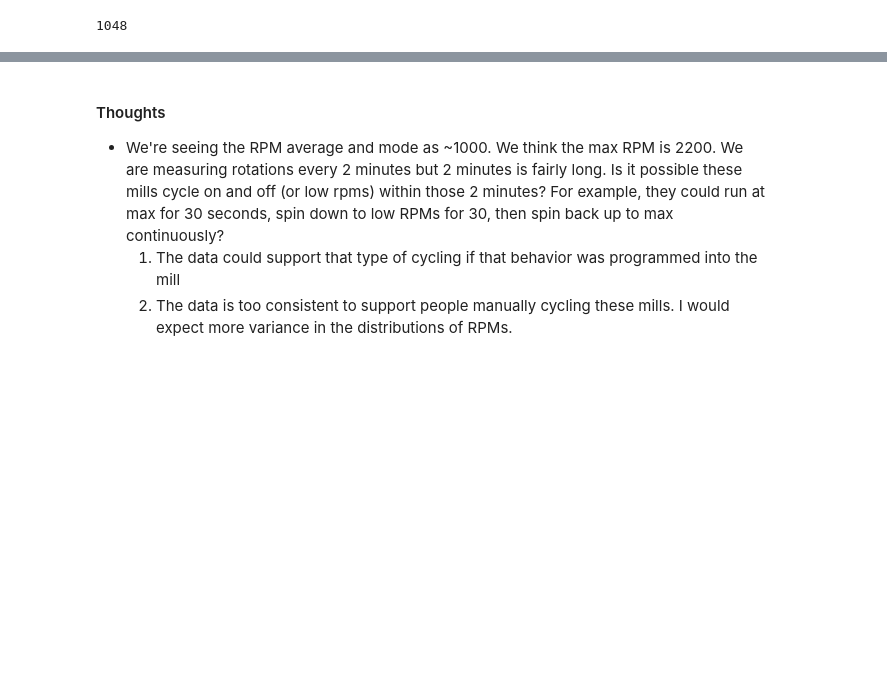
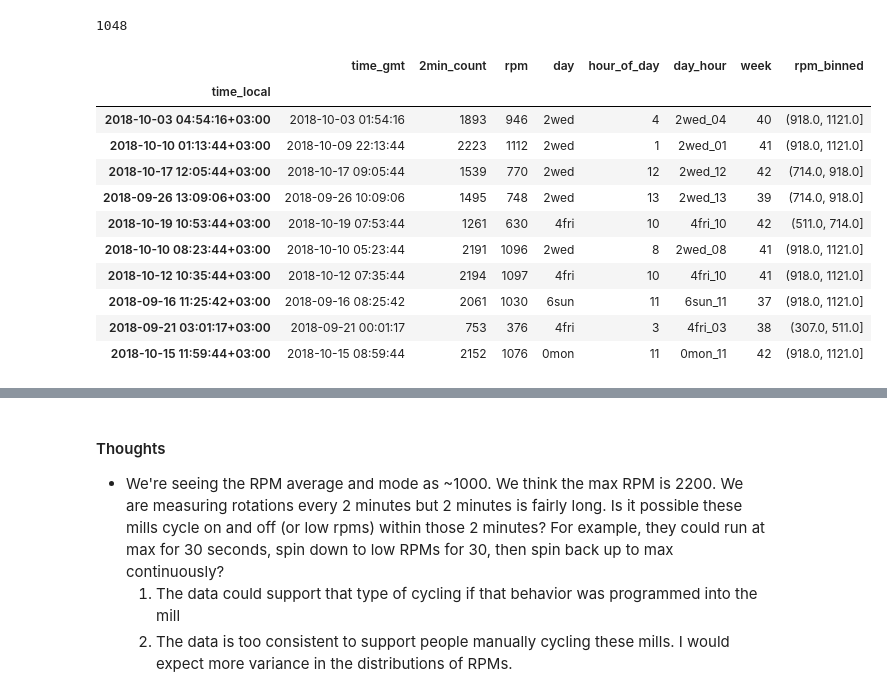
Before and after one commit to RadiantLabs/microgrid-appliance-analysis, a Jupyter notebook: scripts/usage_profiles/rice_mill_usage_profile.ipynb, the cells around one changed output, grey strips where cells are left out. Saved outputs shown, nothing was run; the diff lists cells and outputs as text; code cells hidden in the pictures; blank space fills up the shorter version.

```diff
--- a/scripts/usage_profiles/rice_mill_usage_profile.ipynb
+++ b/scripts/usage_profiles/rice_mill_usage_profile.ipynb
@@ -194,3 +214,28 @@ df_measured_nozeros.plot.hist(y='rpm', figsize=(20, 4))
 df_measured_nozeros['rpm'].value_counts().idxmax()
 # %% [output]
 1048
+# %%
+# Add day, hour_of_day, day_hour to 2 minute intervals to see the variation in RPMs with different time intervals
+# First set index of dataframe to time_local
+df_measured_nozeros = df_measured_nozeros.set_index('time_local')
+# %%
+df_measured_nozeros['day'] = df_measured_nozeros.index.dayofweek.map(str) + df_measured_nozeros.index.day_name()
+df_measured_nozeros['day'] = df_measured_nozeros["day"].apply(shorten_day_name)
+df_measured_nozeros['hour_of_day'] = df_measured_nozeros.index.hour
+df_measured_nozeros['day_hour'] = df_measured_nozeros.apply(lambda row: composite_val(row['day'], row['hour_of_day']), axis=1)
+df_measured_nozeros['week'] = df_measured_nozeros.index.week
+df_measured_nozeros['rpm_binned'] = pd.cut(df_measured_nozeros['rpm'], 5, precision=0, )
+df_measured_nozeros.sample(10)
+# %% [output]
+|  | time_gmt | 2min_count | rpm | day | hour_of_day | day_hour | week | rpm_binned |
+| time_local |  |  |  |  |  |  |  |  |
+| 2018-10-03 04:54:16+03:00 | 2018-10-03 01:54:16 | 1893 | 946 | 2wed | 4 | 2wed_04 | 40 | (918.0, 1121.0] |
+| 2018-10-10 01:13:44+03:00 | 2018-10-09 22:13:44 | 2223 | 1112 | 2wed | 1 | 2wed_01 | 41 | (918.0, 1121.0] |
+| 2018-10-17 12:05:44+03:00 | 2018-10-17 09:05:44 | 1539 | 770 | 2wed | 12 | 2wed_12 | 42 | (714.0, 918.0] |
+| 2018-09-26 13:09:06+03:00 | 2018-09-26 10:09:06 | 1495 | 748 | 2wed | 13 | 2wed_13 | 39 | (714.0, 918.0] |
+| 2018-10-19 10:53:44+03:00 | 2018-10-19 07:53:44 | 1261 | 630 | 4fri | 10 | 4fri_10 | 42 | (511.0, 714.0] |
+| 2018-10-10 08:23:44+03:00 | 2018-10-10 05:23:44 | 2191 | 1096 | 2wed | 8 | 2wed_08 | 41 | (918.0, 1121.0] |
+| 2018-10-12 10:35:44+03:00 | 2018-10-12 07:35:44 | 2194 | 1097 | 4fri | 10 | 4fri_10 | 41 | (918.0, 1121.0] |
+| 2018-09-16 11:25:42+03:00 | 2018-09-16 08:25:42 | 2061 | 1030 | 6sun | 11 | 6sun_11 | 37 | (918.0, 1121.0] |
+| 2018-09-21 03:01:17+03:00 | 2018-09-21 00:01:17 | 753 | 376 | 4fri | 3 | 4fri_03 | 38 | (307.0, 511.0] |
+| 2018-10-15 11:59:44+03:00 | 2018-10-15 08:59:44 | 2152 | 1076 | 0mon | 11 | 0mon_11 | 42 | (918.0, 1121.0] |
```
Also changed, not shown: parts of 14 cells of this notebook, 6 other files.
